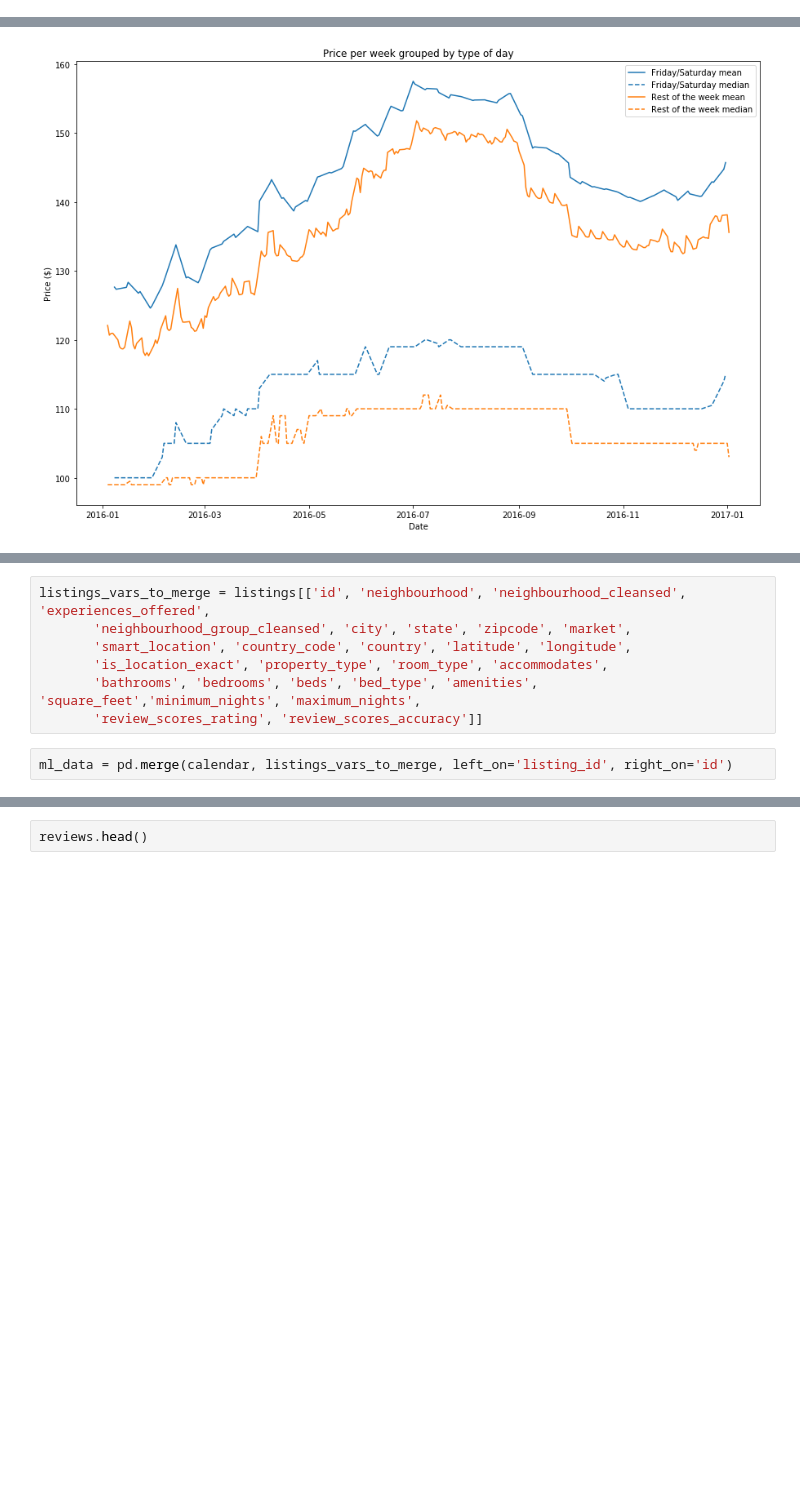
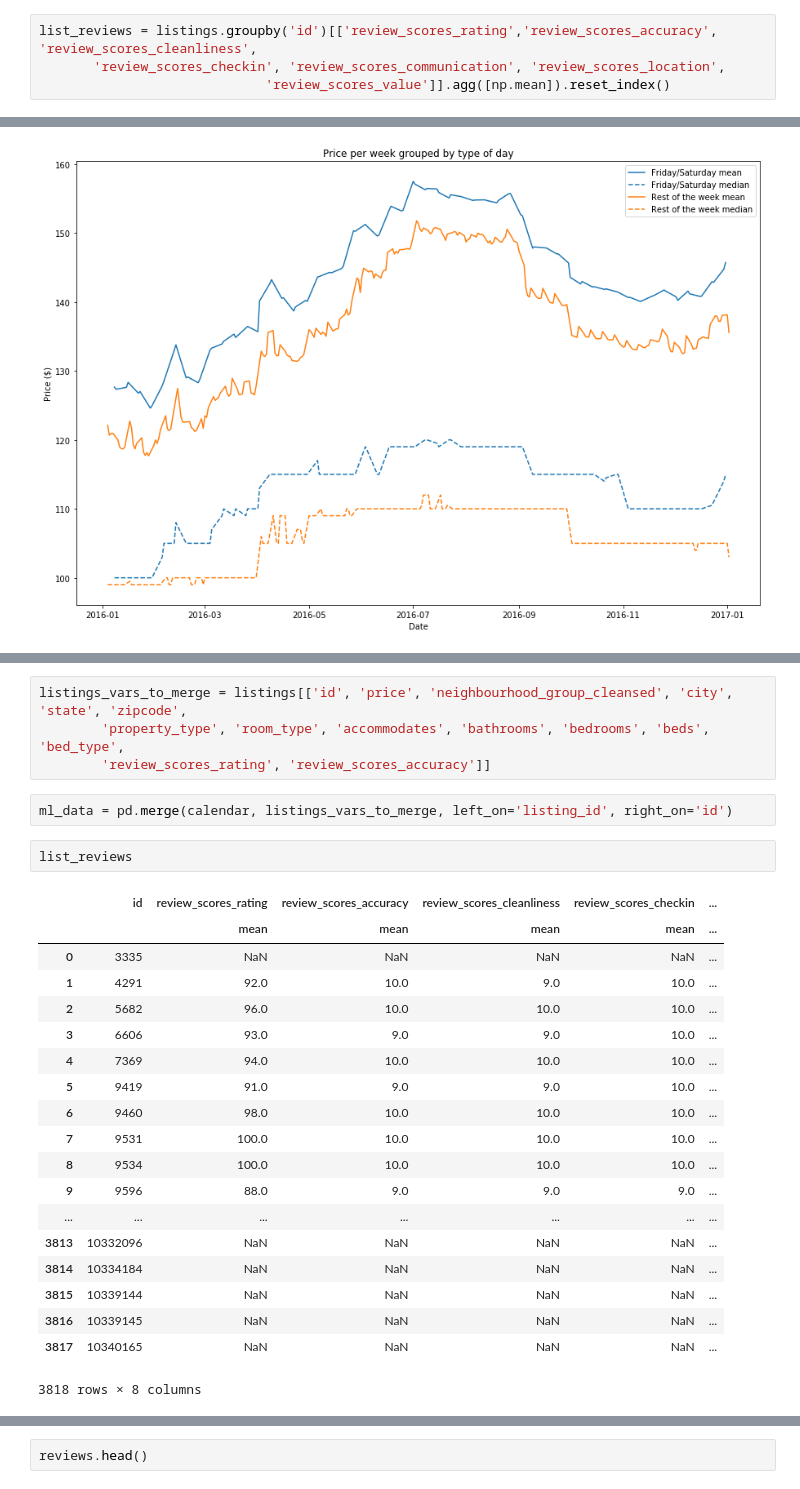
Before and after one commit to rubengura/SeattleAirBnBAnalysis, a Jupyter notebook: Udacity Data Science Nanodegree P1T2.ipynb, the cells around one changed output, grey strips where cells are left out. Drawn from its saved outputs; the diff is of its cells as text; blank space fills up the shorter version.

```diff
--- a/Udacity Data Science Nanodegree P1T2.ipynb
+++ b/Udacity Data Science Nanodegree P1T2.ipynb
@@ -124,3 +127,7 @@ dtype: float64
+# %%
+list_reviews = listings.groupby('id')[['review_scores_rating','review_scores_accuracy', 'review_scores_cleanliness',
+       'review_scores_checkin', 'review_scores_communication', 'review_scores_location',
+                             'review_scores_value']].agg([np.mean]).reset_index()
 # %% [markdown]
 ## Data Visualization
 # %%
@@ -225,9 +176,28 @@ listings.groupby('host_id')[['price', 'weekly_price', 'monthly_price',
 # %%
-listings_vars_to_merge = listings[['id', 'neighbourhood', 'neighbourhood_cleansed', 'experiences_offered',
-       'neighbourhood_group_cleansed', 'city', 'state', 'zipcode', 'market',
-       'smart_location', 'country_code', 'country', 'latitude', 'longitude',
-       'is_location_exact', 'property_type', 'room_type', 'accommodates',
-       'bathrooms', 'bedrooms', 'beds', 'bed_type', 'amenities', 'square_feet','minimum_nights', 'maximum_nights',
-       'review_scores_rating', 'review_scores_accuracy']]
+listings_vars_to_merge = listings[['id', 'price', 'neighbourhood_group_cleansed', 'city', 'state', 'zipcode',
+        'property_type', 'room_type', 'accommodates', 'bathrooms', 'bedrooms', 'beds', 'bed_type',
+        'review_scores_rating', 'review_scores_accuracy']]
 # %%
 ml_data = pd.merge(calendar, listings_vars_to_merge, left_on='listing_id', right_on='id')
+# %%
+list_reviews
+# %% [output]
+|  | id | review_scores_rating | review_scores_accuracy | review_scores_cleanliness | review_scores_checkin | ... |
+|  |  | mean | mean | mean | mean | ... |
+| 0 | 3335 | NaN | NaN | NaN | NaN | ... |
+| 1 | 4291 | 92.0 | 10.0 | 9.0 | 10.0 | ... |
+| 2 | 5682 | 96.0 | 10.0 | 10.0 | 10.0 | ... |
+| 3 | 6606 | 93.0 | 9.0 | 9.0 | 10.0 | ... |
+| 4 | 7369 | 94.0 | 10.0 | 10.0 | 10.0 | ... |
+| 5 | 9419 | 91.0 | 9.0 | 9.0 | 10.0 | ... |
+| 6 | 9460 | 98.0 | 10.0 | 10.0 | 10.0 | ... |
+| 7 | 9531 | 100.0 | 10.0 | 10.0 | 10.0 | ... |
+| 8 | 9534 | 100.0 | 10.0 | 10.0 | 10.0 | ... |
+| 9 | 9596 | 88.0 | 9.0 | 9.0 | 9.0 | ... |
+| ... | ... | ... | ... | ... | ... | ... |
+| 3813 | 10332096 | NaN | NaN | NaN | NaN | ... |
+| 3814 | 10334184 | NaN | NaN | NaN | NaN | ... |
+| 3815 | 10339144 | NaN | NaN | NaN | NaN | ... |
+| 3816 | 10339145 | NaN | NaN | NaN | NaN | ... |
+| 3817 | 10340165 | NaN | NaN | NaN | NaN | ... |
+3818 rows × 8 columns
```
Also changed, not shown: parts of 19 cells of this notebook.
